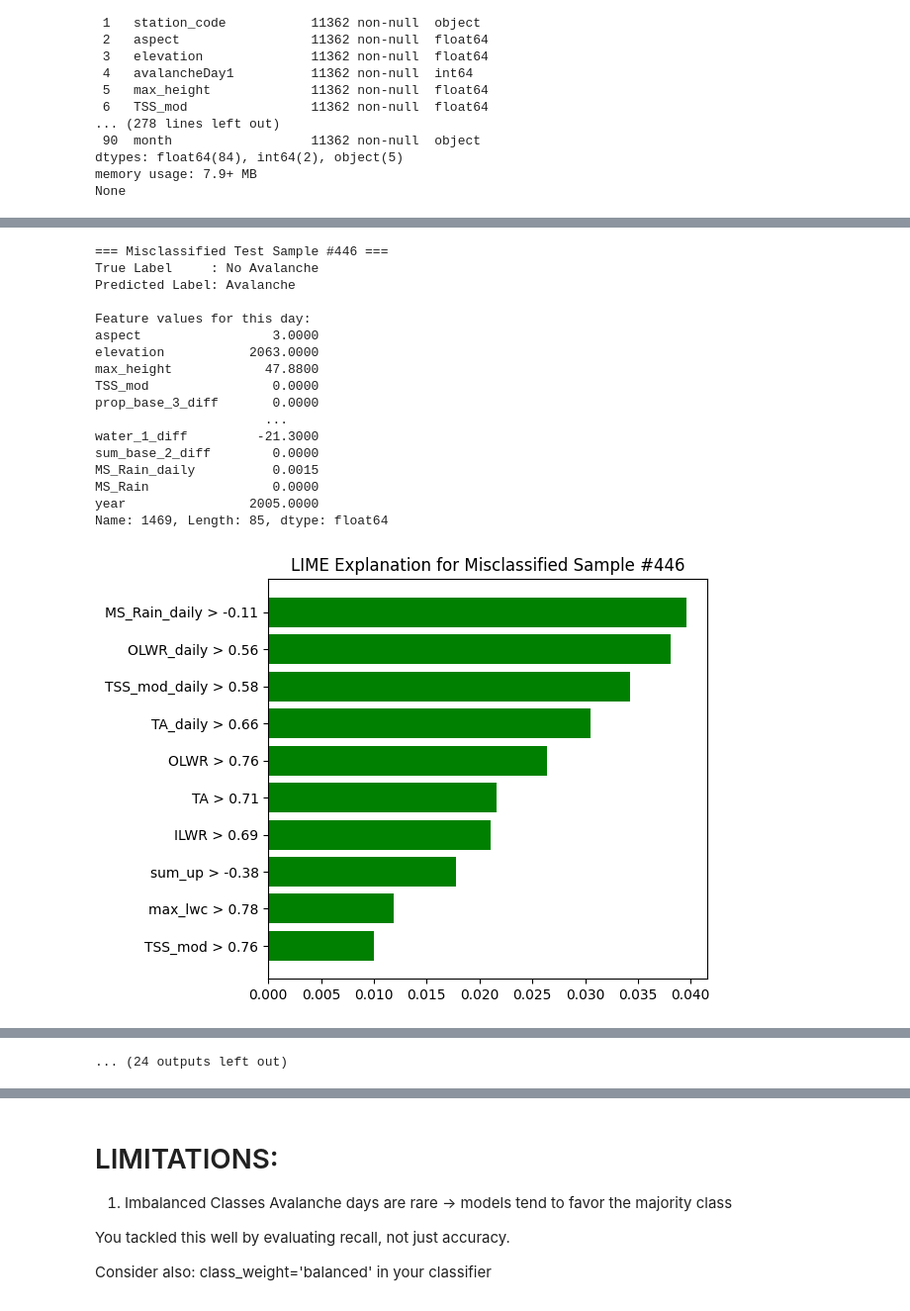
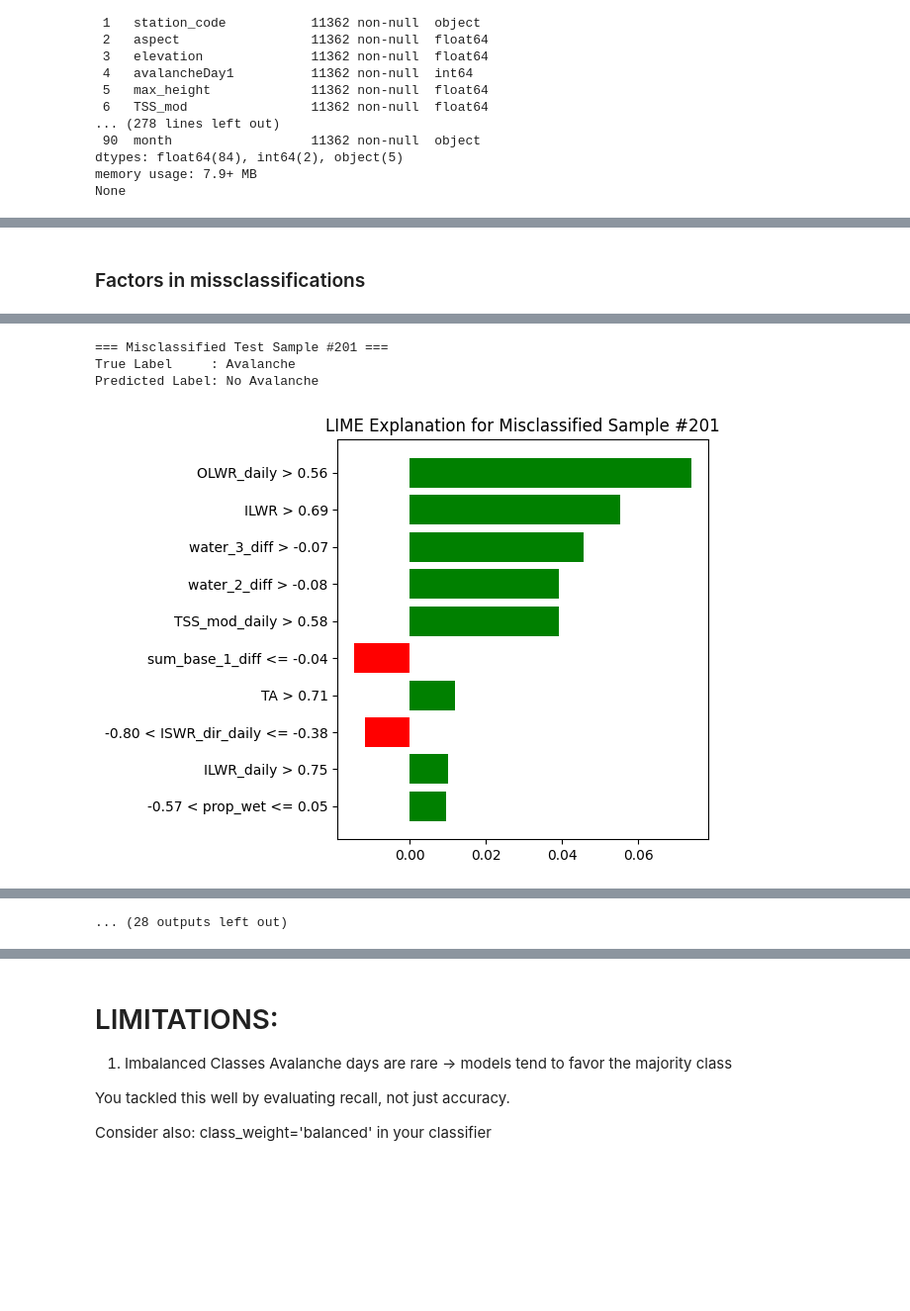
Before and after one commit to IlyaYakushevskiy/avalanche_sat, a Jupyter notebook: Exploratory Data Analysis/RandomForest_DecisionTree.ipynb, the cells around one changed output, grey strips where cells are left out. Shown at 99% size. Drawn from its saved outputs; the diff is of its cells as text; code cells hidden in the pictures; blank space fills up the shorter version.

```diff
--- a/Exploratory Data Analysis/RandomForest_DecisionTree.ipynb
+++ b/Exploratory Data Analysis/RandomForest_DecisionTree.ipynb
@@ -231,17 +638,4 @@ explainer = lime.lime_tabular.LimeTabularExplainer(
 # Choose a test instance to explain (e.g. the 5th test sample)
 # LIME only explains one data point at a time
 # X_test_scaled[i] == one specific test sample (a day with certain snow/weather values)
-
 # runs LIME to explain why it was classified as either "Avalanche" or "No Avalanche"
-i = 5
-exp = explainer.explain_instance(X_test_scaled[i], clf_rf.predict_proba, num_features=10)
-
-
-# Show explanation in notebook or plot
-exp.show_in_notebook(show_table=True)
-
-# or plot it
-# Local feature importance plot.
-fig = exp.as_pyplot_figure()
-plt.tight_layout()
-plt.show()
@@ -253,7 +648,7 @@ plt.show()
 import matplotlib.pyplot as plt
 
 # Get indices of correctly predicted **Avalanche** samples (True Positives)
-correct_indices = np.where((y_pred_rf == 1) & (y_test.to_numpy() == 1))[0]
+correct_indices = np.where((y_pred_F1 == 1) & (y_test.to_numpy() == 1))[0]
 
 # Choose how many to plot
 n_rows, n_cols = 3, 6
@@ -263,7 +658,7 @@ selected_indices = correct_indices[:n_samples]
 # Step 1: Collect all weights to find shared x-axis range
 all_weights = []
 for i in selected_indices:
-    exp = explainer.explain_instance(X_test_scaled[i], clf_rf.predict_proba, num_features=10)
+    exp = explainer.explain_instance(X_test_scaled[i], rf_custom_F1.predict_proba, num_features=10)
     weights = [w for _, w in exp.as_list(label=exp.available_labels()[0])]
     all_weights.extend(weights)
 
@@ -276,9 +671,9 @@ axes = axes.flatten()
 
 for idx, i in enumerate(selected_indices):
     true_label = y_test.iloc[i]
-    predicted_label = y_pred_rf[i]
+    predicted_label = y_pred_F1[i]
 
-    exp = explainer.explain_instance(X_test_scaled[i], clf_rf.predict_proba, num_features=10)
+    exp = explainer.explain_instance(X_test_scaled[i], rf_custom_F1.predict_proba, num_features=10)
     explanation = exp.as_list(label=exp.available_labels()[0])
     features = [f for f, _ in explanation]
     weights = [w for _, w in explanation]
@@ -382,17 +754,9 @@ lowest_2_diff <= -0.12                             → 2 times
 # %%
 #Take only top 3 featues with the biggest weight
-from collections import Counter
-
-# True positives: correctly predicted avalanche days
-true_positive_indices = np.where((y_pred_rf == 1) & (y_test.to_numpy() == 1))[0]
-
-# Limit to 100 or fewer if needed
-selected_indices = true_positive_indices[:100]
-
 feature_counts = Counter()
 
-for i in selected_indices:
-    exp = explainer.explain_instance(X_test_scaled[i], clf_rf.predict_proba, num_features=10)
+for i in true_positive_indices:
+    exp = explainer.explain_instance(X_test_scaled[i], rf_custom_F1.predict_proba, num_features=10)
     top_features = [feature for feature, _ in exp.as_list()[:3]]  # Optional: top 3 only
     feature_counts.update(top_features)
 
@@ -411,11 +775,13 @@ OLWR > 0.76                                        -> 8 times
+# %% [markdown]
+### Factors in missclassifications
 # %%
 #Find the missclassified ones and check with LIME what their features are
 import matplotlib.pyplot as plt
 
 #Find missclassifications
 y_test_array = y_test.to_numpy()
-misclassified_indices = np.where(y_pred_rf != y_test_array)[0]
-print(len(misclassified_indices)) #found all 18
+misclassified_indices = np.where(y_pred_F1 != y_test_array)[0]
+print(f"Number of misclassified samples: {len(misclassified_indices)}") #found all 18
 
 # Loop over each misclassified sample and run LIME
 for i in misclassified_indices:
@@ -423,16 +789,12 @@ for i in misclassified_indices:
 
     # Ground truth and prediction
     true_label = y_test.iloc[i]
-    predicted_label = y_pred_rf[i]
+    predicted_label = y_pred_F1[i]
     print(f"True Label     : {'Avalanche' if true_label == 1 else 'No Avalanche'}")
     print(f"Predicted Label: {'Avalanche' if predicted_label == 1 else 'No Avalanche'}")
 
-    # Feature values for this day
-    print("\nFeature values for this day:")
-    print(X_test.iloc[i])
-
     # LIME explanation
-    exp = explainer.explain_instance(X_test_scaled[i], clf_rf.predict_proba, num_features=10)
+    exp = explainer.explain_instance(X_test_scaled[i], rf_custom_F1.predict_proba, num_features=10)
 
     # Show barplot explanation
     fig = exp.as_pyplot_figure()
@@ -481,18 +815,4 @@ Name: 1380, Length: 85, dtype: float64
-=== Misclassified Test Sample #446 ===
-True Label     : No Avalanche
-Predicted Label: Avalanche
-
-Feature values for this day:
-aspect                 3.0000
-elevation           2063.0000
-max_height            47.8800
-TSS_mod                0.0000
-prop_base_3_diff       0.0000
-                      ...
-water_1_diff         -21.3000
-sum_base_2_diff        0.0000
-MS_Rain_daily          0.0015
-MS_Rain                0.0000
-year                2005.0000
-Name: 1469, Length: 85, dtype: float64
+=== Misclassified Test Sample #201 ===
+True Label     : Avalanche
+Predicted Label: No Avalanche
-[figure, old version]
+[figure, new version]
@@ -553,4 +831,4 @@ Name: 5207, Length: 85, dtype: float64
-... (24 outputs left out)
+... (28 outputs left out)
 # %%
 # Step 1: Collect all weights first to find global max
 all_weights = []
```
Also changed, not shown: parts of 44 cells of this notebook.
